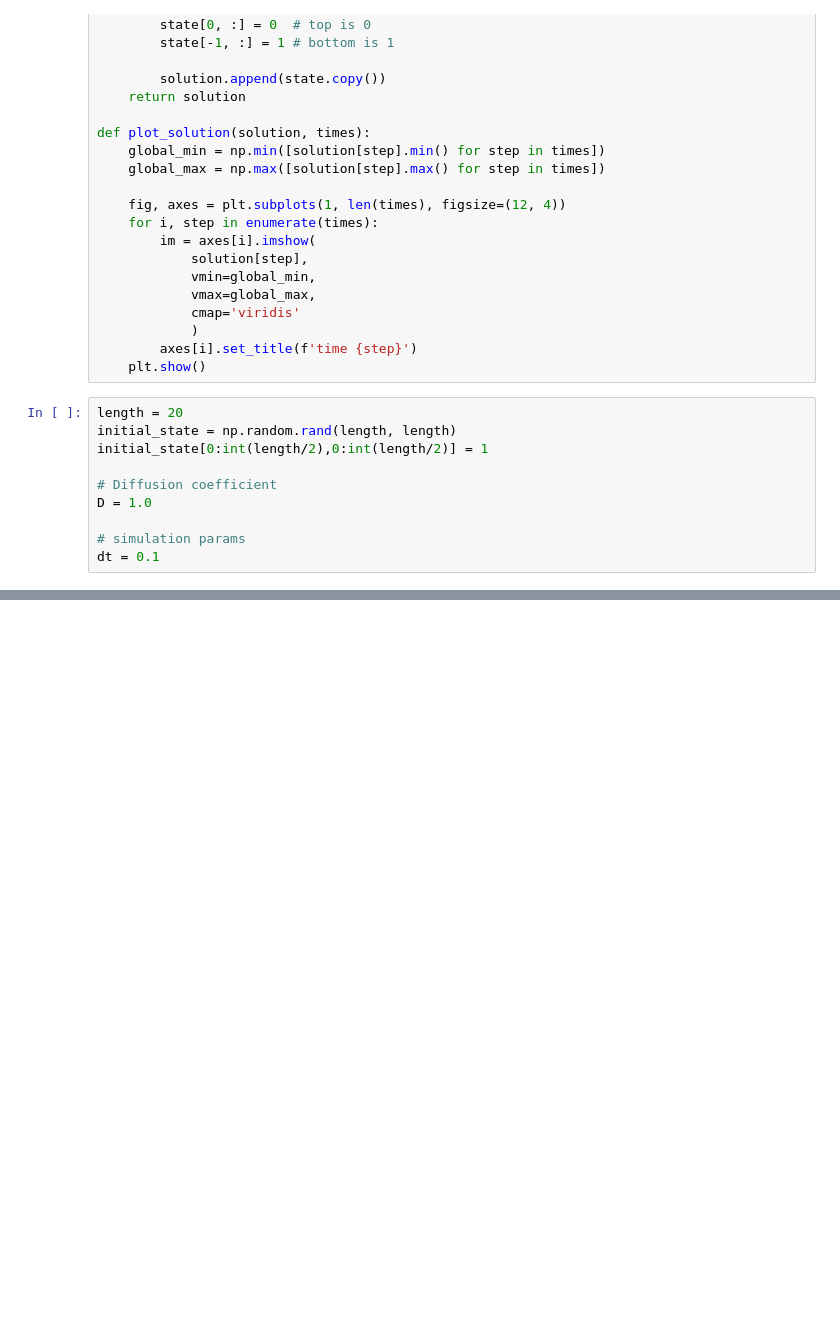
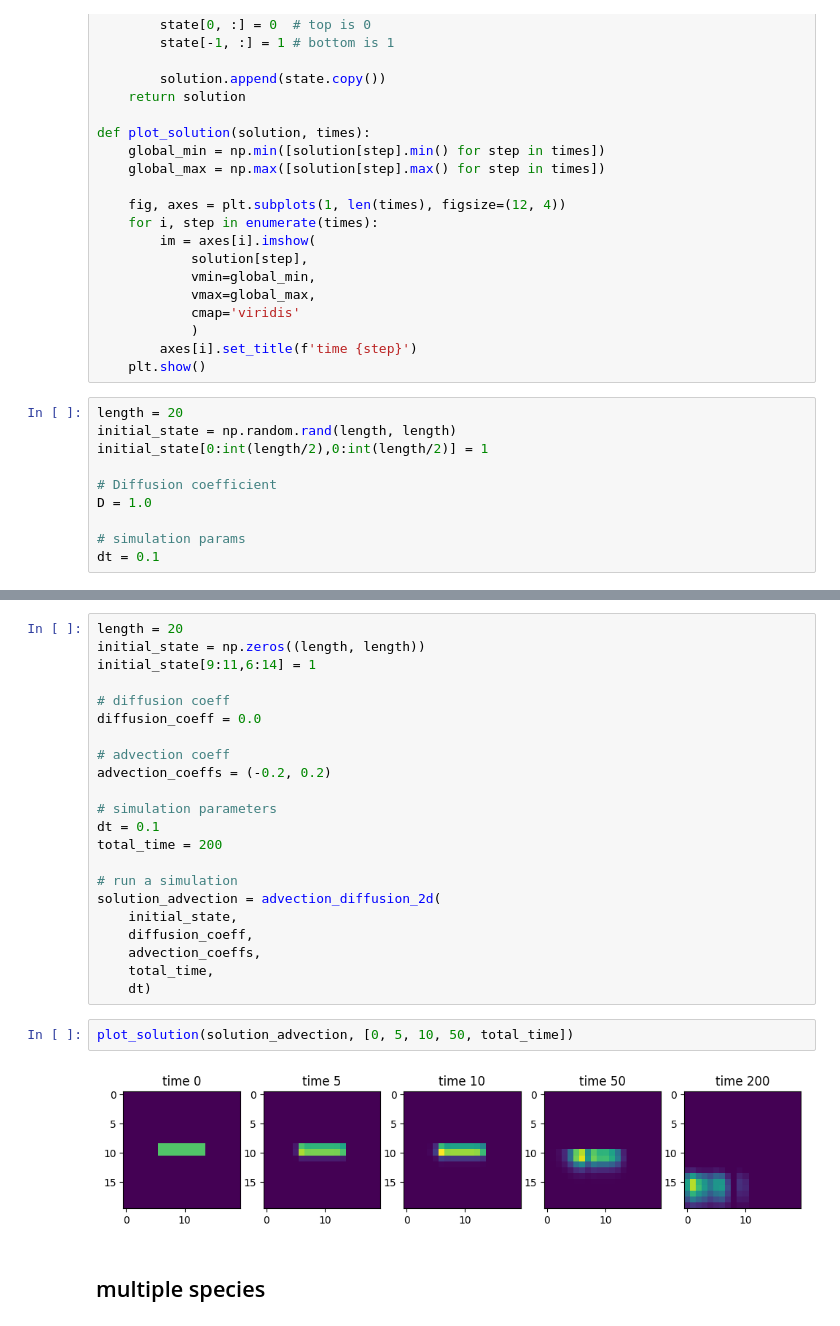
Before and after one commit to eagmon/notebook_tests, a Jupyter notebook: sim_study_work_pdes.ipynb, the cells around one changed output, grey strips where cells are left out. Saved outputs shown, nothing was run; the diff lists cells and outputs as text; blank space fills up the shorter version.

```diff
--- a/sim_study_work_pdes.ipynb
+++ b/sim_study_work_pdes.ipynb
@@ -225,0 +316,28 @@ plot_solution(solution_gradient, [0, 5, 10, 50, total_time])
+# %%
+length = 20
+initial_state = np.zeros((length, length))
+initial_state[9:11,6:14] = 1
+
+# diffusion coeff
+diffusion_coeff = 0.0
+
+# advection coeff
+advection_coeffs = (-0.2, 0.2)
+
+# simulation parameters
+dt = 0.1
+total_time = 200
+
+# run a simulation
+solution_advection = advection_diffusion_2d(
+    initial_state,
+    diffusion_coeff,
+    advection_coeffs,
+    total_time,
+    dt)
+# %%
+plot_solution(solution_advection, [0, 5, 10, 50, total_time])
+# %% [output]
+[figure, added]
+# %% [markdown]
+## multiple species
```
Also changed, not shown: parts of 13 cells of this notebook, 1 other file.
